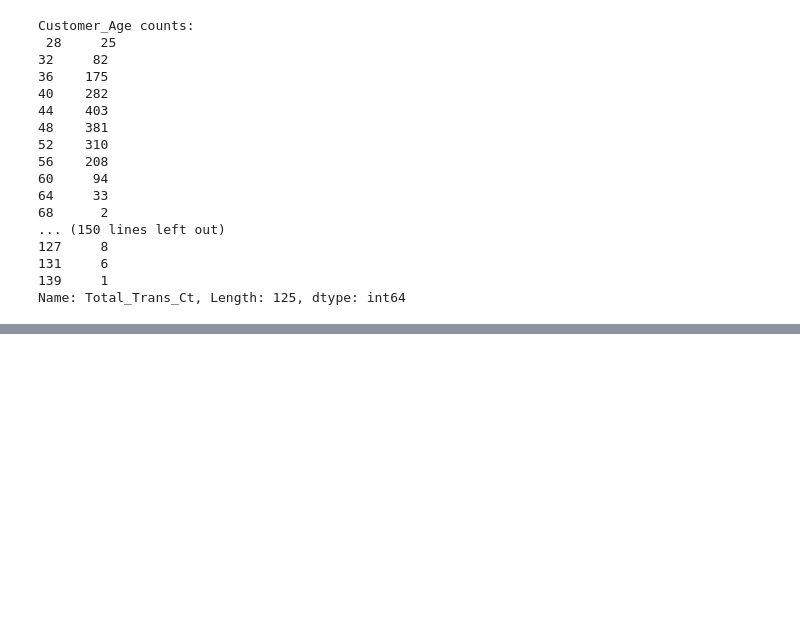
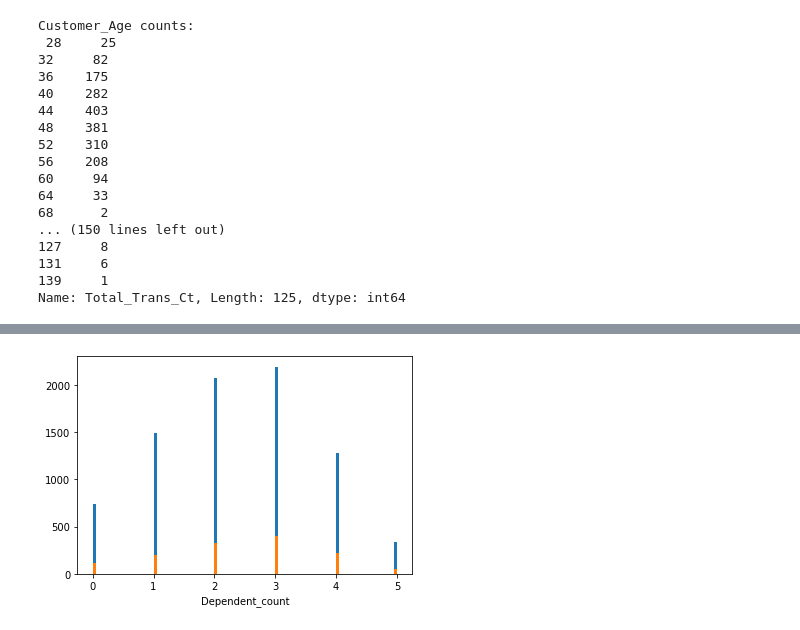
Before and after one commit to functorial/CreditCardCustomers, a Jupyter notebook: CreditCardCustomers.ipynb, the cells around one changed output, grey strips where cells are left out. Saved outputs shown, nothing was run; the diff lists cells and outputs as text; code cells hidden in the pictures; blank space fills up the shorter version.

```diff
--- a/CreditCardCustomers.ipynb
+++ b/CreditCardCustomers.ipynb
@@ -572,0 +583,4 @@ train_df.groupby(by='Attrition_Flag')
+# %%
+stacked_hist('Dependent_count')
+# %% [output]
+[figure, added]
```
Also changed, not shown: parts of 7 cells of this notebook.
